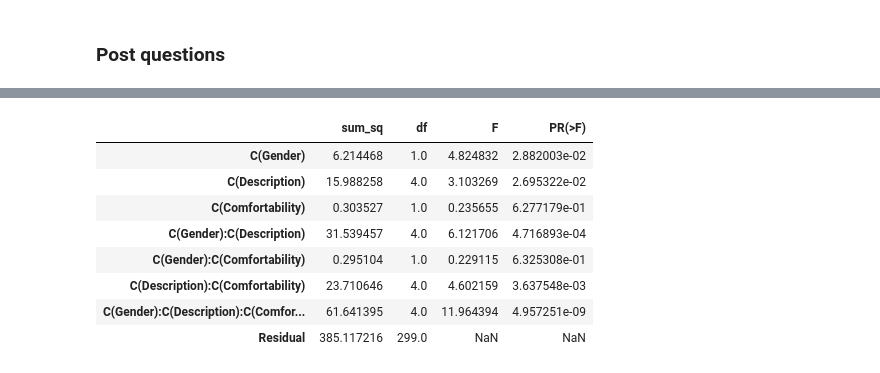
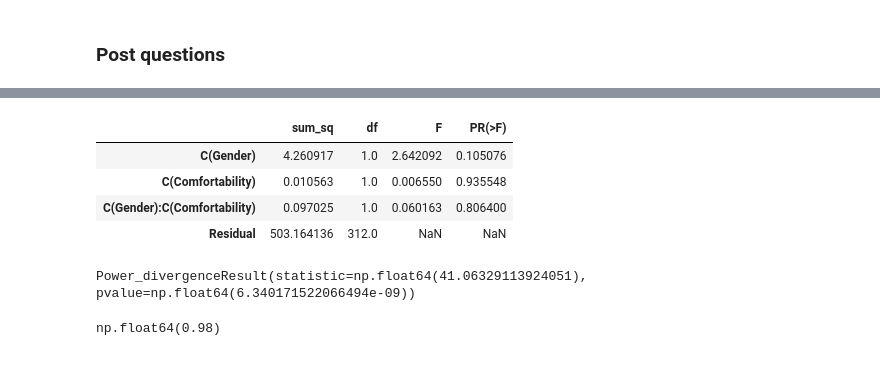
Before and after one commit to ihneskarbovik/IN5060-assignment3, a Jupyter notebook: study.ipynb, the cells around one changed output, grey strips where cells are left out. Cells and saved outputs as stored; diff of their text form; code cells hidden in the pictures.

Commit message:
Add chisquare test

```diff
--- a/study.ipynb
+++ b/study.ipynb
@@ -884,7 +890,8 @@ Comfortable Not comfortable  -0.3071 0.0427 -0.6041 -0.0102   True
 ### Post questions
 # %%
 # Control
-data = grouped_df_all.rename(columns={'Comfortable with expressing emotions': 'Comfortability', 'Personal description': 'Description', 'Creative expression': 'Expression'})
-model = ols('Control ~ C(Gender) + C(Description) + C(Comfortability) + C(Gender):C(Description) + C(Gender):C(Comfortability) + C(Description):C(Comfortability) + C(Gender):C(Description):C(Comfortability)', data=data).fit()
-sm.stats.anova_lm(model, typ=2)
+data = grouped_df_all.rename(columns={'Comfortable with expressing emotions': 'Comfortability', 'Creative expression': 'Expression'})
+model = ols('Control ~ C(Gender) + C(Comfortability) + C(Gender):C(Comfortability)', data=data).fit()
+results = sm.stats.anova_lm(model, typ=2)
+print(results)
 # %% [output]
@@ -900,14 +903,27 @@ sm.stats.anova_lm(model, typ=2)
 # %%
 # Creative expression
-model_expression = ols('Expression ~ C(Gender) + C(Description) + C(Comfortability) + C(Gender):C(Description) + C(Gender):C(Comfortability) + C(Description):C(Comfortability) + C(Gender):C(Description):C(Comfortability)', data=data).fit()
+model_expression = ols('Expression ~ C(Gender) + C(Comfortability) + C(Gender):C(Comfortability)', data=data).fit()
 sm.stats.anova_lm(model_expression, typ=2)
 # %% [output]
 |  | sum_sq | df | F | PR(>F) |
-| C(Gender) | 6.214468 | 1.0 | 4.824832 | 2.882003e-02 |
-| C(Description) | 15.988258 | 4.0 | 3.103269 | 2.695322e-02 |
-| C(Comfortability) | 0.303527 | 1.0 | 0.235655 | 6.277179e-01 |
-| C(Gender):C(Description) | 31.539457 | 4.0 | 6.121706 | 4.716893e-04 |
-| C(Gender):C(Comfortability) | 0.295104 | 1.0 | 0.229115 | 6.325308e-01 |
-| C(Description):C(Comfortability) | 23.710646 | 4.0 | 4.602159 | 3.637548e-03 |
-| C(Gender):C(Description):C(Comfor... | 61.641395 | 4.0 | 11.964394 | 4.957251e-09 |
-| Residual | 385.117216 | 299.0 | NaN | NaN |
+| C(Gender) | 4.260917 | 1.0 | 2.642092 | 0.105076 |
+| C(Comfortability) | 0.010563 | 1.0 | 0.006550 | 0.935548 |
+| C(Gender):C(Comfortability) | 0.097025 | 1.0 | 0.060163 | 0.806400 |
+| Residual | 503.164136 | 312.0 | NaN | NaN |
+# %%
+# chi-square test for gender vs. comfortability
+male_uncomfortable = grouped_df_all[(grouped_df_all['Gender'] == 'Male') & (grouped_df_all['Comfortable with expressing emotions'] == 'Not comfortable')]
+male_comfortable = grouped_df_all[(grouped_df_all['Gender'] == 'Male') & (grouped_df_all['Comfortable with expressing emotions'] == 'Comfortable')]
+female_uncomfortable = grouped_df_all[(grouped_df_all['Gender'] == 'Female') & (grouped_df_all['Comfortable with expressing emotions'] == 'Not comfortable')]
+female_comfortable = grouped_df_all[(grouped_df_all['Gender'] == 'Female') & (grouped_df_all['Comfortable with expressing emotions'] == 'Comfortable')]
+observed_data = np.array([len(male_uncomfortable), len(female_uncomfortable), len(male_comfortable), len(female_comfortable)])
+
+chisquare(observed_data)
+# %% [output]
+Power_divergenceResult(statistic=np.float64(41.06329113924051), pvalue=np.float64(6.340171522066494e-09))
+# %%
+male = grouped_df_all[grouped_df_all['Gender'] == 'Male']
+female = grouped_df_all[grouped_df_all['Gender'] == 'Female']
+male['Control'].mean()
+# %% [output]
+np.float64(0.98)
```
Also changed, not shown: parts of 8 cells of this notebook.
